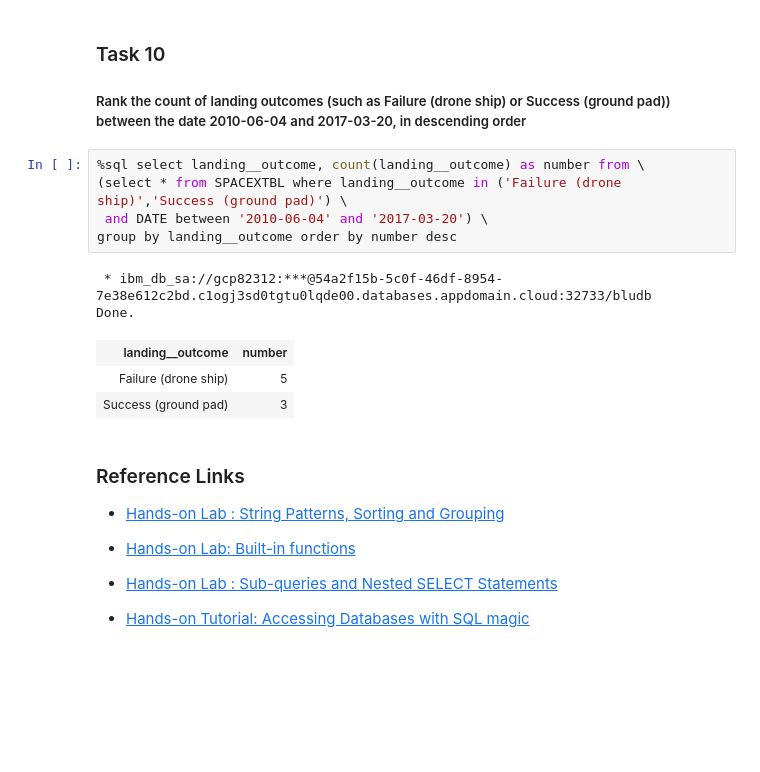
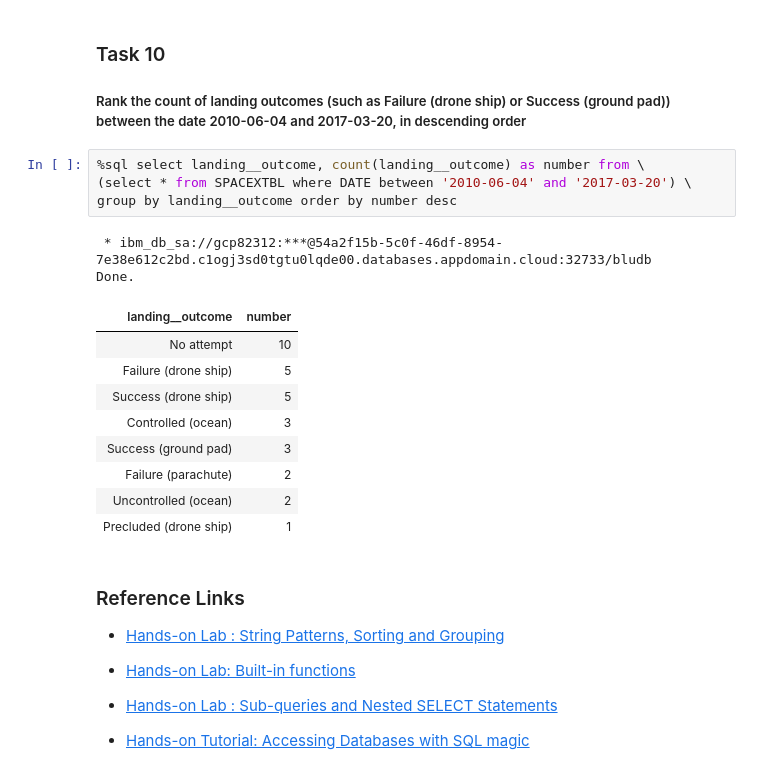
Before and after one commit to ViniciusCastillo/Data_Science_IBM_Certificate_Capstone_Project, a Jupyter notebook: Notebooks/EDA with SQL.ipynb, the cells around one changed output. Saved outputs shown, nothing was run; the diff lists cells and outputs as text; blank space fills up the shorter version.

```diff
--- a/Notebooks/EDA with SQL.ipynb
+++ b/Notebooks/EDA with SQL.ipynb
@@ -256,15 +258,20 @@ Done.
 ##### Rank the count of landing outcomes (such as Failure (drone ship) or Success (ground pad)) between the date 2010-06-04 and 2017-03-20, in descending order
 # %%
 %sql select landing__outcome, count(landing__outcome) as number from \
-(select * from SPACEXTBL where landing__outcome in ('Failure (drone ship)','Success (ground pad)') \
- and DATE between '2010-06-04' and '2017-03-20') \
+(select * from SPACEXTBL where DATE between '2010-06-04' and '2017-03-20') \
 group by landing__outcome order by number desc
 # %% [output]
  * ibm_db_sa://gcp82312:***@54a2f15b-5c0f-46df-8954-7e38e612c2bd.c1ogj3sd0tgtu0lqde00.databases.appdomain.cloud:32733/bludb
 Done.
 | landing__outcome | number |
+| No attempt | 10 |
 | Failure (drone ship) | 5 |
+| Success (drone ship) | 5 |
+| Controlled (ocean) | 3 |
 | Success (ground pad) | 3 |
+| Failure (parachute) | 2 |
+| Uncontrolled (ocean) | 2 |
+| Precluded (drone ship) | 1 |
 # %% [markdown]
 ### Reference Links
 
```
Also changed, not shown: parts of 3 cells of this notebook.
